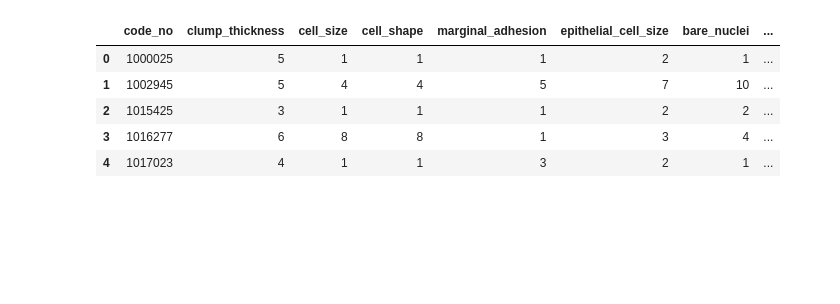
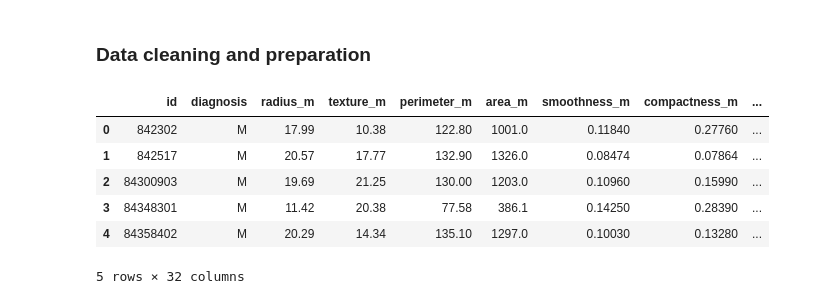
Before and after one commit to pcsukumar/PfDA_Assignment_2, a Jupyter notebook: PdFA_Project_2.ipynb, the cells around one changed output. Drawn from its saved outputs; the diff is of its cells as text; code cells hidden in the pictures; blank space fills up the shorter version.

```diff
--- a/PdFA_Project_2.ipynb
+++ b/PdFA_Project_2.ipynb
@@ -3,3 +15,5 @@
+# %% [markdown]
+### Data cleaning and preparation
 # %%
 #Import necessary packages
 import pandas as pd
@@ -7,17 +26,20 @@ import matplotlib.pyplot as plt
 # %%
-#Breast Cancer Wisconsin(Original) dataset has been downloaded from https://archive.ics.uci.edu/ml/datasets/breast+cancer+wisconsin+(original)
+#Breast Cancer Wisconsin(Diagnostic) dataset has been downloaded from https://archive.ics.uci.edu/ml/datasets/breast+cancer+wisconsin+(original)
 #As the dataset has no column names, a 'names' list is created with column names and add the names when data export from csv.
-names=["code_no", "clump_thickness", "cell_size", "cell_shape", "marginal_adhesion", "epithelial_cell_size", "bare_nuclei", "bland_chromatin", "normal_nucleoli", "mitoses", "class"]
+names=["id", "diagnosis", "radius_m", "texture_m" , "perimeter_m", "area_m", "smoothness_m", "compactness_m", "concavity_m", "concave_points_m", "symmetry_m", "fractal_dimension_m",
+"radius_se", "texture_se" , "perimeter_se", "area_se", "smoothness_se", "compactness_se", "concavity_se", "concave_points_se", "symmetry_se", "fractal_dimension_se",
+"radius_w", "texture_w" , "perimeter_w", "area_w", "smoothness_w", "compactness_w", "concavity_w", "concave_points_w", "symmetry_w", "fractal_dimension_w"]
 
 #Read data file
-df = pd.read_csv('breast-cancer-wisconsin.data', header=None, names=names)
+df = pd.read_csv('wdbc.data', header=None, names=names)
 
 #To see the first 5 rows of the data frame
 df.head()
 # %% [output]
-|  | code_no | clump_thickness | cell_size | cell_shape | marginal_adhesion | epithelial_cell_size | bare_nuclei | ... |
-| 0 | 1000025 | 5 | 1 | 1 | 1 | 2 | 1 | ... |
-| 1 | 1002945 | 5 | 4 | 4 | 5 | 7 | 10 | ... |
-| 2 | 1015425 | 3 | 1 | 1 | 1 | 2 | 2 | ... |
-| 3 | 1016277 | 6 | 8 | 8 | 1 | 3 | 4 | ... |
-| 4 | 1017023 | 4 | 1 | 1 | 3 | 2 | 1 | ... |
+|  | id | diagnosis | radius_m | texture_m | perimeter_m | area_m | smoothness_m | compactness_m | ... |
+| 0 | 842302 | M | 17.99 | 10.38 | 122.80 | 1001.0 | 0.11840 | 0.27760 | ... |
+| 1 | 842517 | M | 20.57 | 17.77 | 132.90 | 1326.0 | 0.08474 | 0.07864 | ... |
+| 2 | 84300903 | M | 19.69 | 21.25 | 130.00 | 1203.0 | 0.10960 | 0.15990 | ... |
+| 3 | 84348301 | M | 11.42 | 20.38 | 77.58 | 386.1 | 0.14250 | 0.28390 | ... |
+| 4 | 84358402 | M | 20.29 | 14.34 | 135.10 | 1297.0 | 0.10030 | 0.13280 | ... |
+5 rows × 32 columns
```
Also changed, not shown: parts of 21 cells of this notebook, 2 other files.
